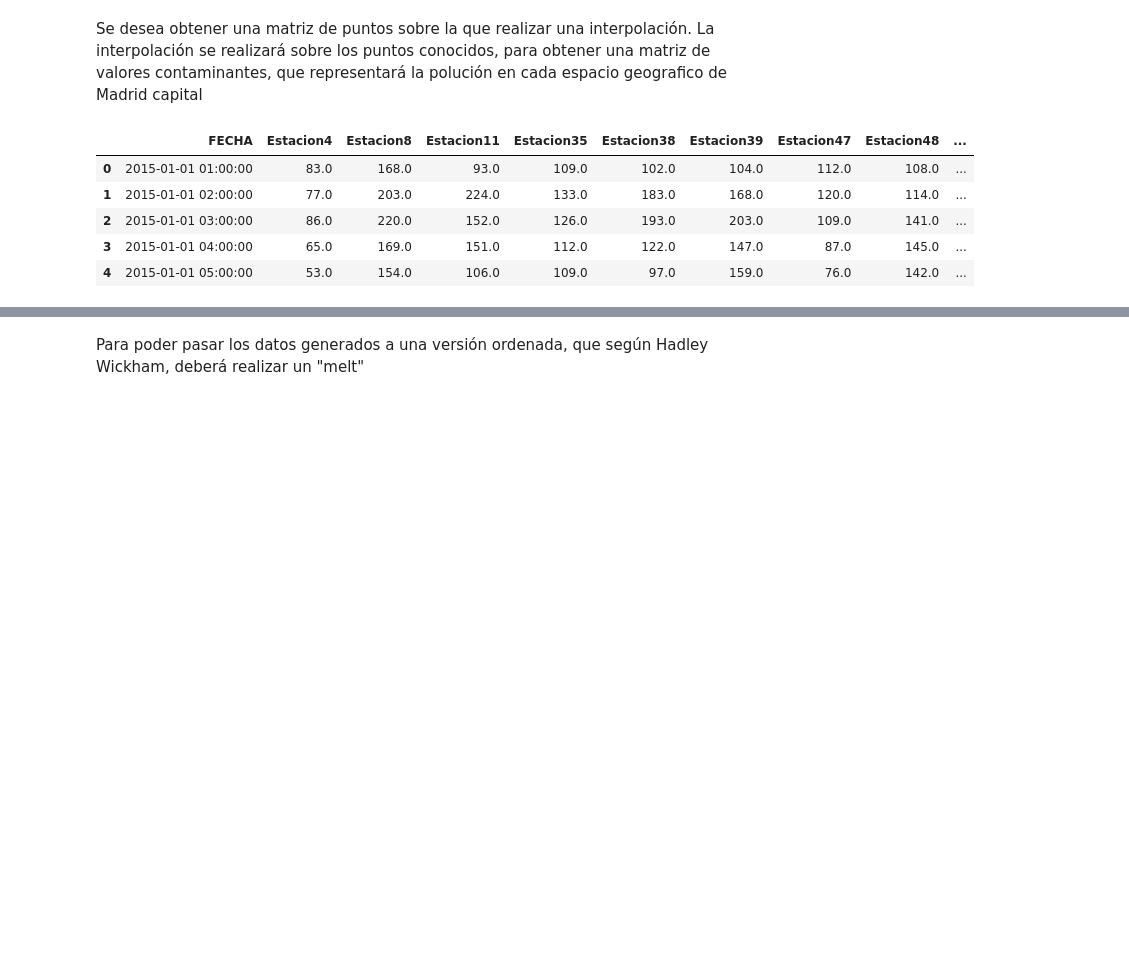
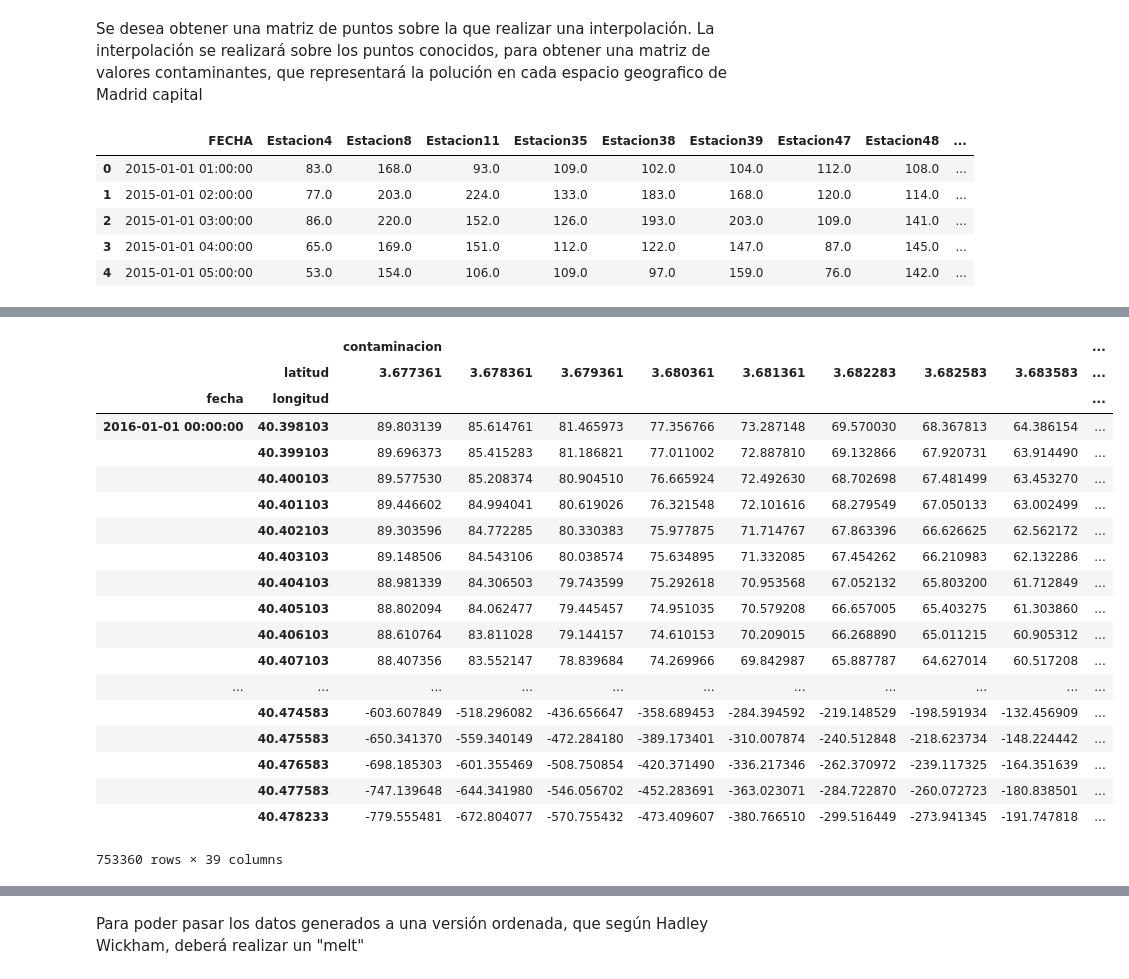
Before and after one commit to PeibolVL/TFM_MasterDataScience, a Jupyter notebook: Map_of_pollution.ipynb, the cells around one changed output, grey strips where cells are left out. Saved outputs shown, nothing was run; the diff lists cells and outputs as text; code cells hidden in the pictures; blank space fills up the shorter version.

```diff
--- a/Map_of_pollution.ipynb
+++ b/Map_of_pollution.ipynb
@@ -180,0 +194,29 @@ plt.show()
+# %%
+mapa2016=pd.read_feather('./data/mapa_interpolado2016')
+# %%
+mapa2016.set_index(['fecha','longitud','latitud'],inplace=True)
+# %%
+mapa2016.sort_index(inplace=True)
+# %%
+mapa2016.unstack('latitud')
+# %% [output]
+|  |  | contaminacion |  |  |  |  |  |  |  | ... |
+|  | latitud | 3.677361 | 3.678361 | 3.679361 | 3.680361 | 3.681361 | 3.682283 | 3.682583 | 3.683583 | ... |
+| fecha | longitud |  |  |  |  |  |  |  |  | ... |
+| 2016-01-01 00:00:00 | 40.398103 | 89.803139 | 85.614761 | 81.465973 | 77.356766 | 73.287148 | 69.570030 | 68.367813 | 64.386154 | ... |
+|  | 40.399103 | 89.696373 | 85.415283 | 81.186821 | 77.011002 | 72.887810 | 69.132866 | 67.920731 | 63.914490 | ... |
+|  | 40.400103 | 89.577530 | 85.208374 | 80.904510 | 76.665924 | 72.492630 | 68.702698 | 67.481499 | 63.453270 | ... |
+|  | 40.401103 | 89.446602 | 84.994041 | 80.619026 | 76.321548 | 72.101616 | 68.279549 | 67.050133 | 63.002499 | ... |
+|  | 40.402103 | 89.303596 | 84.772285 | 80.330383 | 75.977875 | 71.714767 | 67.863396 | 66.626625 | 62.562172 | ... |
+|  | 40.403103 | 89.148506 | 84.543106 | 80.038574 | 75.634895 | 71.332085 | 67.454262 | 66.210983 | 62.132286 | ... |
+|  | 40.404103 | 88.981339 | 84.306503 | 79.743599 | 75.292618 | 70.953568 | 67.052132 | 65.803200 | 61.712849 | ... |
+|  | 40.405103 | 88.802094 | 84.062477 | 79.445457 | 74.951035 | 70.579208 | 66.657005 | 65.403275 | 61.303860 | ... |
+|  | 40.406103 | 88.610764 | 83.811028 | 79.144157 | 74.610153 | 70.209015 | 66.268890 | 65.011215 | 60.905312 | ... |
+|  | 40.407103 | 88.407356 | 83.552147 | 78.839684 | 74.269966 | 69.842987 | 65.887787 | 64.627014 | 60.517208 | ... |
+| ... | ... | ... | ... | ... | ... | ... | ... | ... | ... | ... |
+|  | 40.474583 | -603.607849 | -518.296082 | -436.656647 | -358.689453 | -284.394592 | -219.148529 | -198.591934 | -132.456909 | ... |
+|  | 40.475583 | -650.341370 | -559.340149 | -472.284180 | -389.173401 | -310.007874 | -240.512848 | -218.623734 | -148.224442 | ... |
+|  | 40.476583 | -698.185303 | -601.355469 | -508.750854 | -420.371490 | -336.217346 | -262.370972 | -239.117325 | -164.351639 | ... |
+|  | 40.477583 | -747.139648 | -644.341980 | -546.056702 | -452.283691 | -363.023071 | -284.722870 | -260.072723 | -180.838501 | ... |
+|  | 40.478233 | -779.555481 | -672.804077 | -570.755432 | -473.409607 | -380.766510 | -299.516449 | -273.941345 | -191.747818 | ... |
+753360 rows × 39 columns
```
Also changed, not shown: parts of 9 cells of this notebook.
